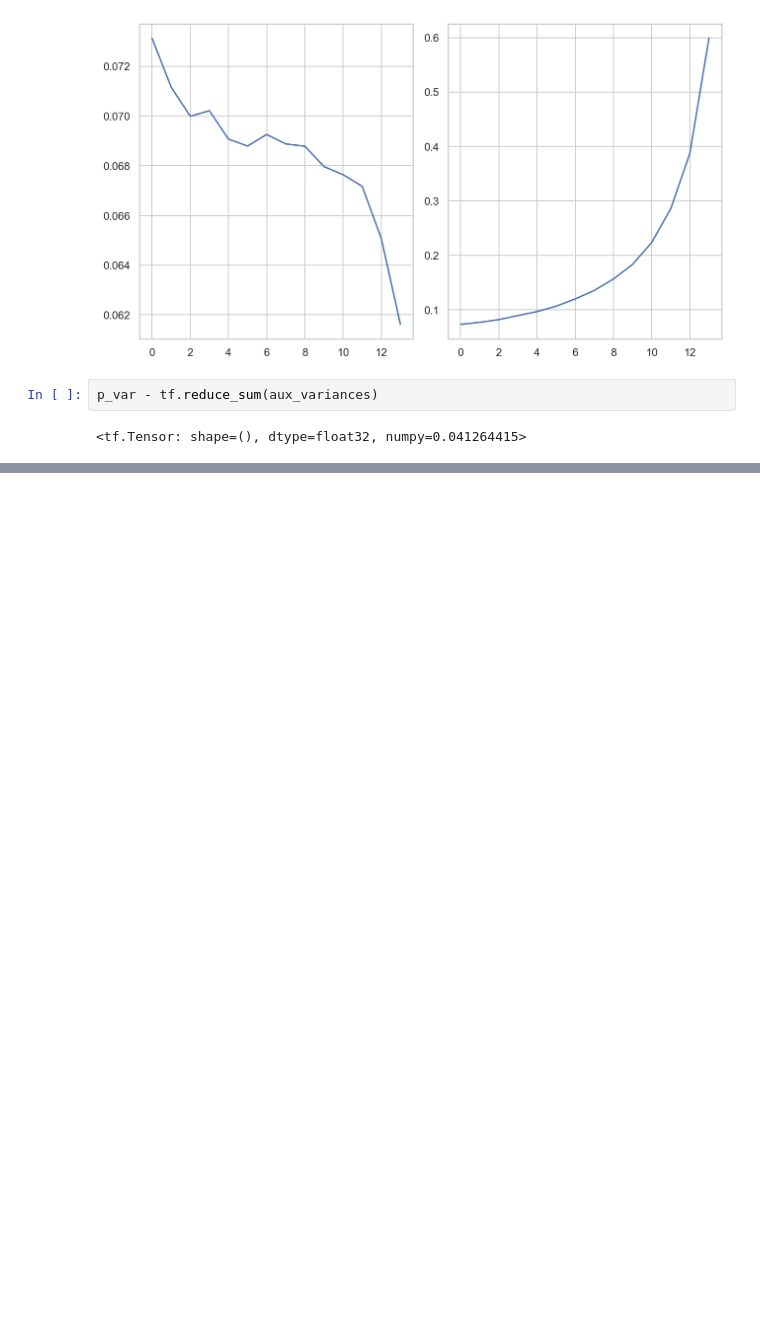
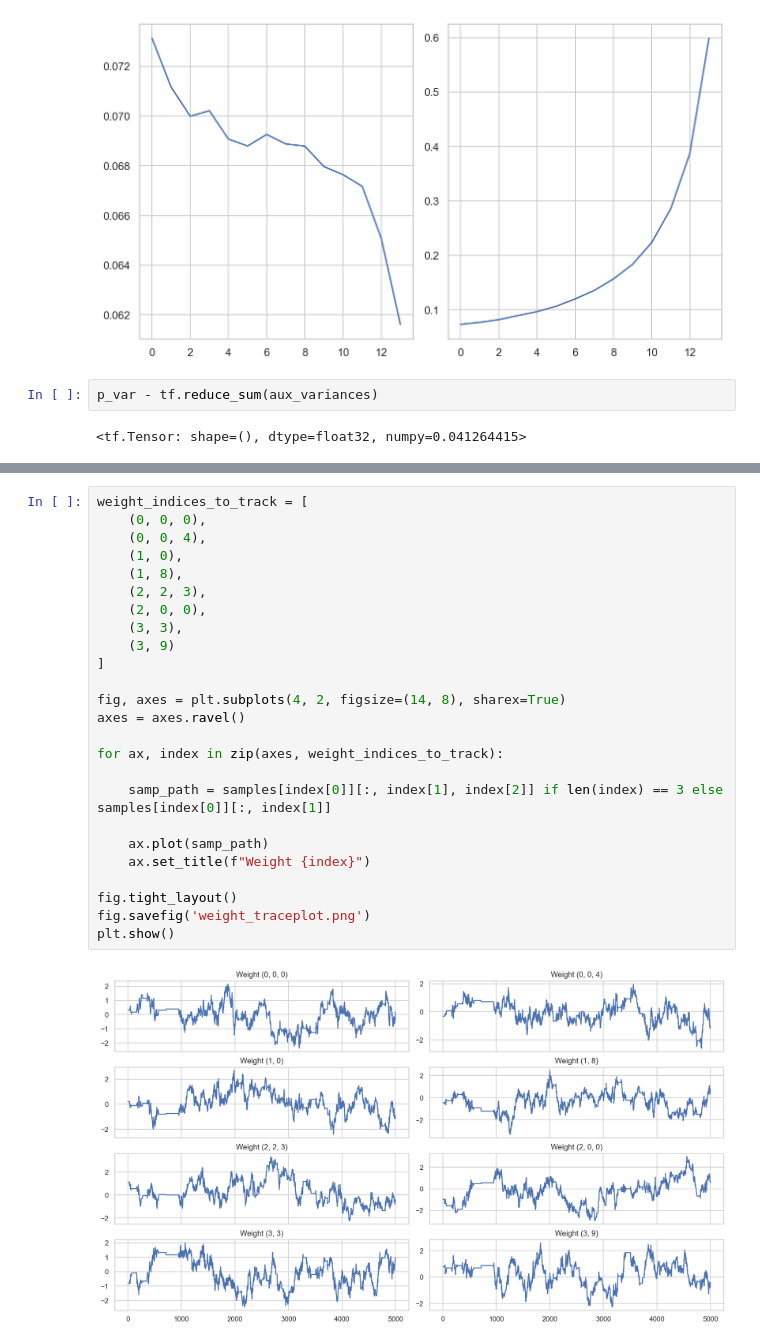
Before and after one commit to Bottledd/iREC, a Jupyter notebook: notebooks/Relative Entropy Coding with True Posterior.ipynb, the cells around one changed output, grey strips where cells are left out. Drawn from its saved outputs; the diff is of its cells as text; blank space fills up the shorter version.

```diff
--- a/notebooks/Relative Entropy Coding with True Posterior.ipynb
+++ b/notebooks/Relative Entropy Coding with True Posterior.ipynb
@@ -257,0 +389,27 @@ p_var - tf.reduce_sum(aux_variances)
+# %%
+weight_indices_to_track = [
+    (0, 0, 0),
+    (0, 0, 4),
+    (1, 0),
+    (1, 8),
+    (2, 2, 3),
+    (2, 0, 0),
+    (3, 3),
+    (3, 9)
+]
+
+fig, axes = plt.subplots(4, 2, figsize=(14, 8), sharex=True)
+axes = axes.ravel()
+
+for ax, index in zip(axes, weight_indices_to_track):
+
+    samp_path = samples[index[0]][:, index[1], index[2]] if len(index) == 3 else samples[index[0]][:, index[1]]
+
+    ax.plot(samp_path)
+    ax.set_title(f"Weight {index}")
+
+fig.tight_layout()
+fig.savefig('weight_traceplot.png')
+plt.show()
+# %% [output]
+[figure, added]
```
Also changed, not shown: parts of 7 cells of this notebook.
